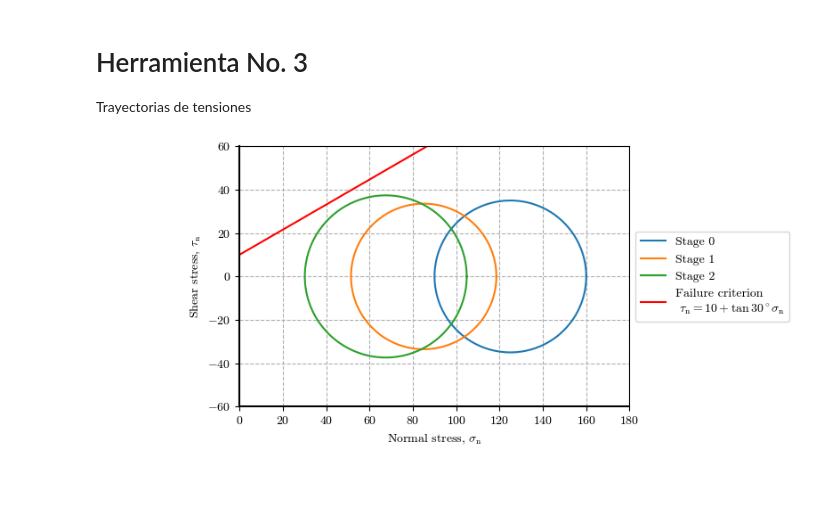
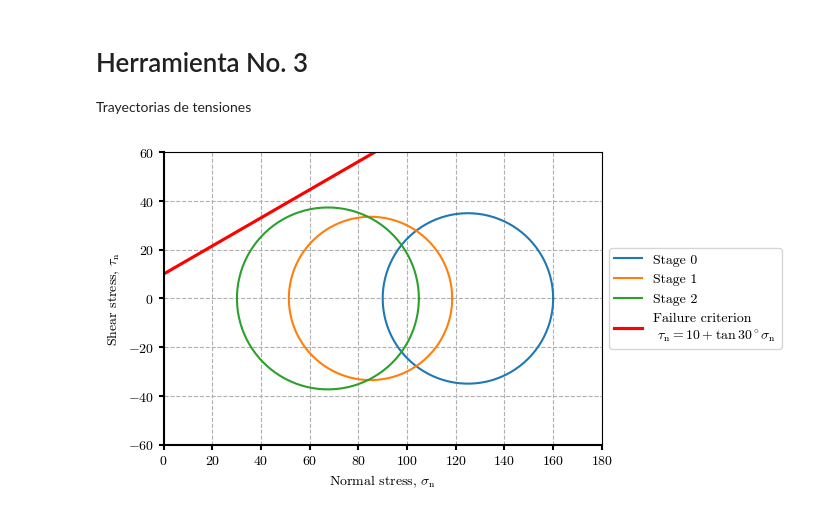
Before and after one commit to AppliedMechanics-EAFIT/soil_mechanics, a Jupyter notebook: notebooks/mohr_circles_and_stress_paths.ipynb, the cells around one changed output. Saved outputs shown, nothing was run; the diff lists cells and outputs as text; code cells hidden in the pictures; blank space fills up the shorter version.

```diff
--- a/notebooks/mohr_circles_and_stress_paths.ipynb
+++ b/notebooks/mohr_circles_and_stress_paths.ipynb
@@ -66,7 +59,7 @@ def plot_mohr_circle(
 
     theta = np.linspace(0, 2 * np.pi, 200)
 
-    fig, ax = plt.subplots(ncols=1, nrows=1, figsize=kwargs.get('figsize'))
+    fig, ax = plt.subplots(ncols=1, nrows=1, figsize=kwargs.get('figsize'), layout='constrained')
     ax.axhline(y=0, c="k")
     ax.plot(r * np.cos(theta) + c, r * np.sin(theta), c="k")  # Mohr circle
 
@@ -117,12 +110,12 @@ def plot_mohr_circle(
         xlim = ax.get_xlim() if xlim is None else xlim
         ylim = ax.get_ylim() if ylim is None else ylim
         x_env = np.array([-9e9, 9e9])
-        ax.plot(x_env, tan_𝜙 * x_env + c_env, c="r", label=label)
+        ax.plot(x_env, tan_𝜙 * x_env + c_env, c="r", lw=2.25, label=label)
 
     ax.legend(loc="center left", bbox_to_anchor=(1, 0.5))
     ax.grid(True, ls="--")
-    ax.spines["bottom"].set_linewidth(1.5)
-    ax.spines["left"].set_linewidth(1.5)
+    ax.spines[["left", "bottom"]].set_linewidth(1.5)
+    ax.tick_params(width=1.5)
     ax.set_aspect("equal", anchor=None)
     ax.set(
         xlabel="Normal stress, $\sigma_\mathrm{n}$",
@@ -131,15 +124,13 @@ def plot_mohr_circle(
         ylim=ylim
     )
     plt.show()
-    display(wgt.HTML(html_setup))
-    plt.close()
-    return outcome
+    return fig, outcome
 # %%
 def plot_all_mohr_circles(
         stages, envelope={'c': 20, '𝜙': 35}, xlim=None, ylim=None, **kwargs):
     theta = np.linspace(0, 2 * np.pi, 200)
     # sigma = np.linspace(0, sig_1 * factor, 200)
-    fig, ax = plt.subplots(ncols=1, nrows=1, figsize=kwargs.get('figsize'))
+    fig, ax = plt.subplots(ncols=1, nrows=1, figsize=kwargs.get('figsize'), layout='constrained')
     for i, st in enumerate(stages):
         sigma_xx, sigma_yy, tau_xy = st['sig_xx'], st['sig_yy'], st['tau_xy']
         c = 0.5 * (sigma_xx + sigma_yy)
@@ -156,24 +147,20 @@ def plot_all_mohr_circles(
     xlim = ax.get_xlim() if xlim is None else xlim
     ylim = ax.get_ylim() if ylim is None else ylim
     x_env = np.array([-9e9, 9e9])
-    ax.plot(x_env, tan_𝜙 * x_env + c_env, c="r", label=label)
+    ax.plot(x_env, tan_𝜙 * x_env + c_env, c="r", lw=2.25, label=label)
 
     ax.legend(loc="center left", bbox_to_anchor=(1, 0.5))
     ax.grid(True, ls="--")
-    ax.spines["bottom"].set_linewidth(1.5)
-    ax.spines["left"].set_linewidth(1.5)
-    # ax.axis("equal")
+    ax.spines[["left", "bottom"]].set_linewidth(1.5)
+    ax.tick_params(width=1.5)
     ax.set_aspect("equal", adjustable=None, anchor='C')
     ax.set(
         xlabel="Normal stress, $\sigma_\mathrm{n}$",
         ylabel="Shear stress, $\\tau_\mathrm{n}$",
         xlim=xlim,
         ylim=ylim)
-    # fig.tight_layout()
     plt.show()
-    display(wgt.HTML(html_setup))
-    plt.close()
-    return
+    return fig
 # %%
 def plot_stress_path(stages, envelope={"c": 10, "𝜙": 30}, **kwargs):
     # Mohr-Coulomb envelope
@@ -280,7 +258,7 @@ slope1_ptZ_stage3 = plot_mohr_circle(
 
 Estado de esfuerzos en el mismo punto para diferentes etapas.
 # %%
-slope1_ptX_stage1 = plot_mohr_circle(sigma_xx=90, sigma_yy=160, tau_xy=0, envelope={'c': 10, '𝜙': 30}, xlim=(0, 200), ylim=(-50, 50), plot_pole=True, figsize=[8,3.5])
-slope1_ptX_stage2 = plot_mohr_circle(sigma_xx=70, sigma_yy=100, tau_xy=-30, envelope={'c': 10, '𝜙': 30}, xlim=(0, 200), ylim=(-50, 50), plot_pole=True, figsize=[8,3.5])
-slope1_ptX_stage3 = plot_mohr_circle(sigma_xx=50, sigma_yy=85, tau_xy=-33, envelope={'c': 10, '𝜙': 30}, xlim=(0, 200), ylim=(-50, 50), plot_pole=True, figsize=[8,3.5])
+fig, slope1_ptX_stage1 = plot_mohr_circle(sigma_xx=90, sigma_yy=160, tau_xy=0, envelope={'c': 10, '𝜙': 30}, xlim=(0, 200), ylim=(-50, 50), plot_pole=True, figsize=[8,3.5])
+fig, slope1_ptX_stage2 = plot_mohr_circle(sigma_xx=70, sigma_yy=100, tau_xy=-30, envelope={'c': 10, '𝜙': 30}, xlim=(0, 200), ylim=(-50, 50), plot_pole=True, figsize=[8,3.5])
+fig, slope1_ptX_stage3 = plot_mohr_circle(sigma_xx=50, sigma_yy=85, tau_xy=-33, envelope={'c': 10, '𝜙': 30}, xlim=(0, 200), ylim=(-50, 50), plot_pole=True, figsize=[8,3.5])
 # %% [output]
@@ -294,7 +269,7 @@ slope1_ptX_stage3 = plot_mohr_circle(sigma_xx=50, sigma_yy=85, tau_xy=-33, envel
 # Herramienta No. 3
 Trayectorias de tensiones
 # %%
-stages = (slope1_ptX_stage1, slope1_ptX_stage2, slope1_ptX_stage3)
-plot_all_mohr_circles(stages, envelope={'c': 10, '𝜙': 30}, xlim=(0, 180), ylim=(-60, 60), figsize=[8,3.5])
+stages = [slope1_ptX_stage1, slope1_ptX_stage2, slope1_ptX_stage3]
+fig = plot_all_mohr_circles(stages, envelope={'c': 10, '𝜙': 30}, xlim=(0, 180), ylim=(-60, 60), figsize=[8,3.5])
 # %% [output]
-[figure, old version]
+[figure, new version]
```
Also changed, not shown: parts of 7 cells of this notebook, 10 other files.
